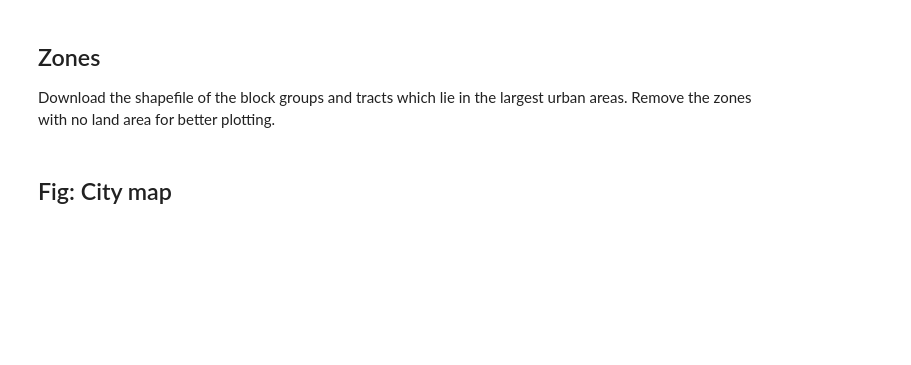
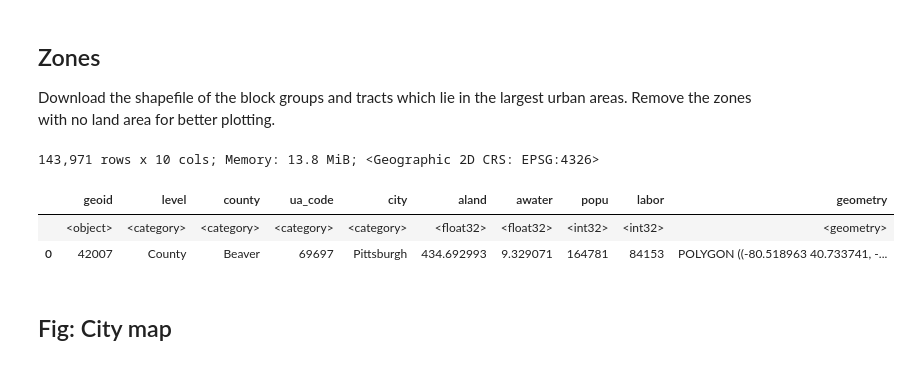
Before and after one commit to rvanxer/spatial_access_america, a Jupyter notebook: geometry.ipynb, the cells around one changed output. Saved outputs shown, nothing was run; the diff lists cells and outputs as text; code cells hidden in the pictures; blank space fills up the shorter version.

```diff
--- a/geometry.ipynb
+++ b/geometry.ipynb
@@ -111,27 +143,33 @@ top50_bg = urba.query('top50').merge(bg_popu)[['geoid', 'popu', 'labor']].disp()
 ## Zones
 Download the shapefile of the block groups and tracts which lie in the largest urban areas. Remove the zones with no land area for better plotting.
 # %%
-uri = 'https://www2.census.gov/geo/tiger/TIGER2020/BG'
-zones = []
-# for each state which includes at least one major urban area
-for state in tqdm(set(urba.query('top50').geoid.str[:2])):
-    bg = gpd.read_file(f'{uri}/tl_2020_{state}_bg.zip')
-    bg = bg.to_crs(CRS_DEG).rename(columns=str.lower)
-    bg = bg.merge(top50_bg, on='geoid').set_index('geoid')
-    for x in ['aland', 'awater']: # convert area from sq.m. to sq.mi.
-        bg[x] = (bg[x] * SQM2SQMI).astype(F32)
-    bg = bg['aland awater popu labor geometry'.split()]
-    bg = bg[bg['aland'] > 0] # remove water-only zones
-    tract = bg.set_index(bg.index.str[:11]).dissolve('geoid', aggfunc='sum')
-    county = tract.set_index(tract.index.str[:5]).dissolve('geoid', aggfunc='sum')
-    zones += [df.assign(level=level) for level, df in D(
-        BG=bg, Tract=tract, County=county).items()]
-zones = pd.concat(zones).merge(urba[['geoid', 'city']], on='geoid')
-zones['county_id'] = zones.geoid.str[:5]
-zones = (zones.merge(counties.rename(columns=D(geoid='county_id')))
-         ['geoid level county city aland awater popu labor geometry'.split()]
-         .astype(D(city=CAT, county=CAT, level=CAT))).disp()
-zones.to_parquet('data/zones.parquet') # 11m0s
-# zones = gpd.read_parquet('data/zones.parquet').disp()
+# uri = f'https://www2.census.gov/geo/tiger/TIGER{year}'
+# cols = 'geoid level county ua_code city aland awater popu labor geometry'.split()
+# zones = (counties.merge(top50, on='geoid')
+#          .merge(popu.drop(columns='level'), on='geoid')[cols])
+# # for each state which includes at least one major urban area
+# for state in tqdm(set(top50.geoid.str[:2])):
+#     for level in ['bg', 'tract']:
+#         df = gpd.read_file('{}/{}/tl_{}_{}_{}.zip'.format(
+#             uri, level.upper(), year, state, level))
+#         df = df[df.ALAND > 0] # remove water-only zones
+#         df = df.to_crs(CRS_DEG).rename(columns=str.lower)
+#         for x in ['aland', 'awater']: # convert area from sq.m. to sq.mi.
+#             df[x] = (df[x] * SQM2SQMI).astype(F32)
+#         df = df.merge(top50, on='geoid')
+#         df = df.merge(popu.drop(columns='level'), on='geoid')
+#         df['county_id'] = df.geoid.str[:5]
+#         df = df.merge(counties.rename(columns=D(geoid='county_id'))
+#                       [['county_id', 'county']], on='county_id')
+#         zones = pd.concat([zones, df[cols]], ignore_index=True)
+# zones = zones.reset_index(drop=1).astype(D(
+#     level=CAT, county=CAT, ua_code=CAT, city=CAT)).disp()
+# zones.to_parquet('data/zones.parquet') # 5m37s
+zones = gpd.read_parquet('data/zones.parquet').disp()
+# %% [output]
+143,971 rows x 10 cols; Memory: 13.8 MiB; <Geographic 2D CRS: EPSG:4326>
+|  | geoid | level | county | ua_code | city | aland | awater | popu | labor | geometry |
+|  | <object> | <category> | <category> | <category> | <category> | <float32> | <float32> | <int32> | <int32> | <geometry> |
+| 0 | 42007 | County | Beaver | 69697 | Pittsburgh | 434.692993 | 9.329071 | 164781 | 84153 | POLYGON ((-80.518963 40.733741, -... |
 # %% [markdown]
 ## Fig: City map
```
Also changed, not shown: parts of 21 cells of this notebook, 7 other files.
